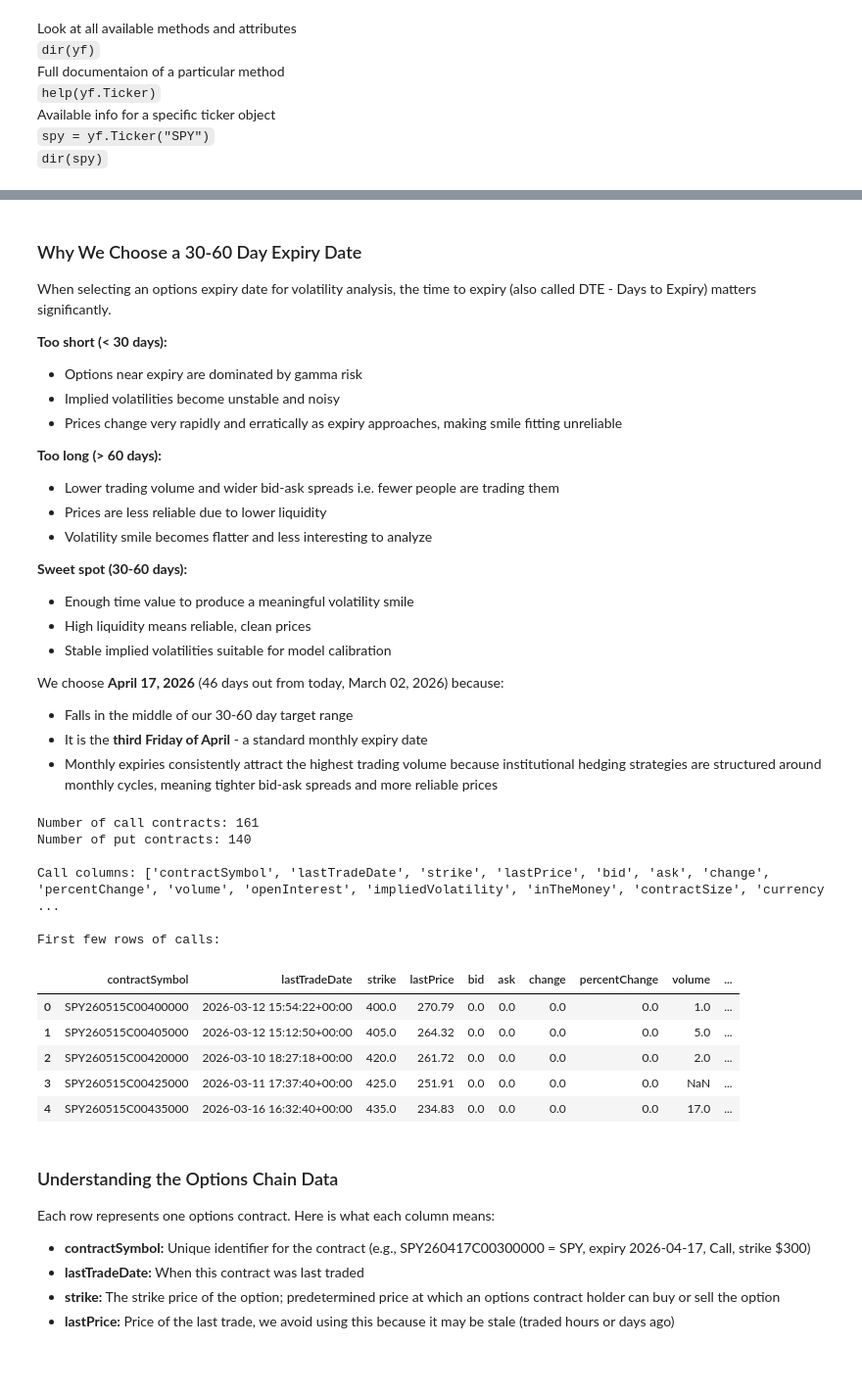
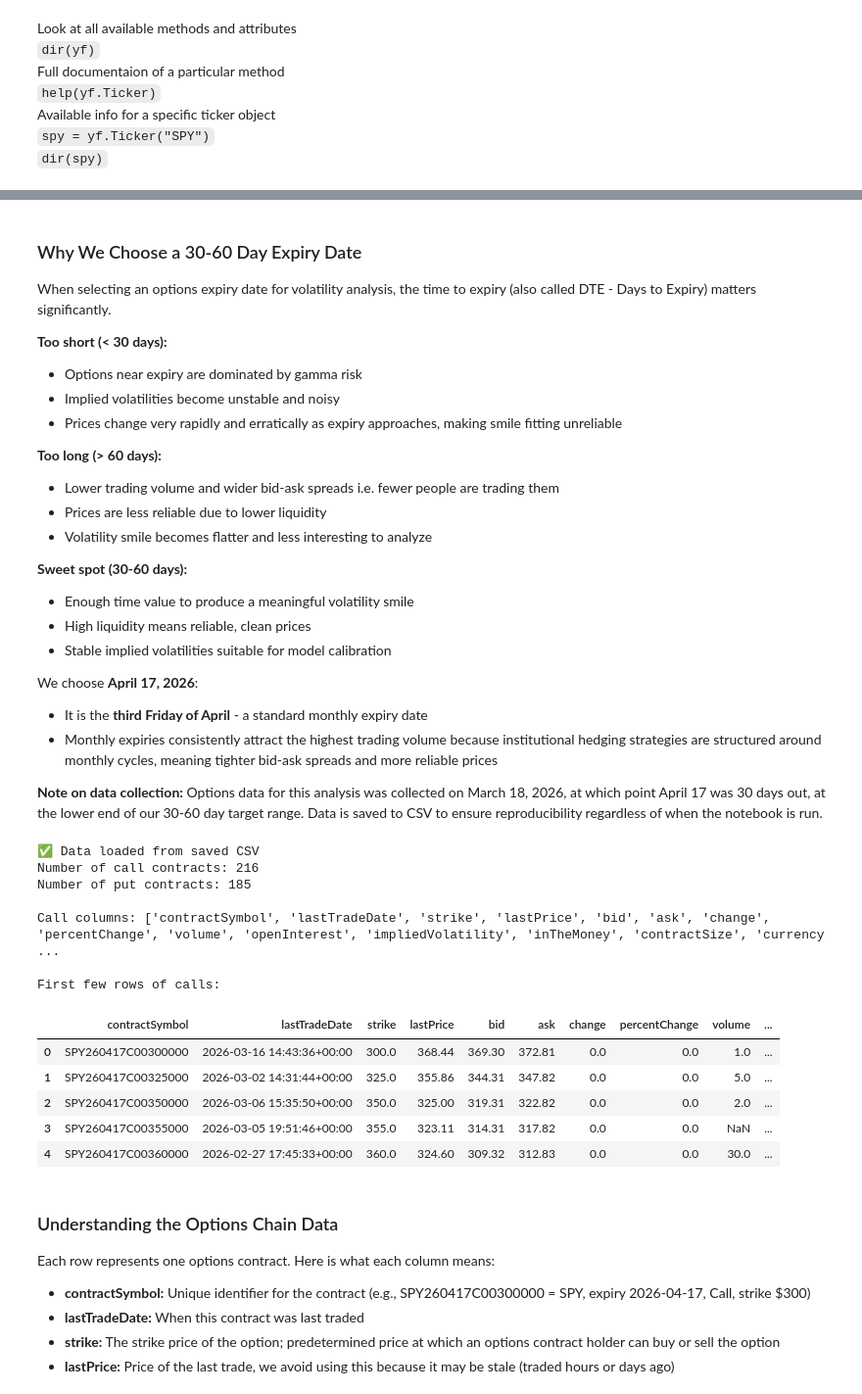
Before and after one commit to MayuriKawale/options-volatility-modeling, a Jupyter notebook: notebooks/main.ipynb, the cells around one changed output, grey strips where cells are left out. Shown at 98% size. Cells and saved outputs as stored; diff of their text form; code cells hidden in the pictures; blank space fills up the shorter version.

```diff
--- a/notebooks/main.ipynb
+++ b/notebooks/main.ipynb
@@ -138,40 +165,58 @@ time to expiry (also called DTE - Days to Expiry) matters significantly.
 - High liquidity means reliable, clean prices
 - Stable implied volatilities suitable for model calibration
 
-We choose **April 17, 2026** (46 days out from today, March 02, 2026) because:
-- Falls in the middle of our 30-60 day target range
+We choose **April 17, 2026**:
 - It is the **third Friday of April** - a standard monthly expiry date
 - Monthly expiries consistently attract the highest trading volume
   because institutional hedging strategies are structured around
   monthly cycles, meaning tighter bid-ask spreads and more
   reliable prices
+
+**Note on data collection:** Options data for this analysis was
+collected on March 18, 2026, at which point April 17 was 30 days
+out, at the lower end of our 30-60 day target range. Data is
+saved to CSV to ensure reproducibility regardless of when the
+notebook is run.
 # %%
+import os
+
 # Fetch options chain for selected expiry date
-expiry = "2026-05-15"
-opt_chain = spy.option_chain(expiry)
+expiry = "2026-04-17"
 
-# option chain returns two dataframes
-calls = opt_chain.calls
-puts = opt_chain.puts
+# Load from CSV if already saved, otherwise fetch fresh
+if os.path.exists('../data/calls_raw.csv'):
+    calls = pd.read_csv('../data/calls_raw.csv')
+    puts = pd.read_csv('../data/puts_raw.csv')
+    print("✅ Data loaded from saved CSV")
+else:
+    opt_chain = spy.option_chain(expiry)
+    calls = opt_chain.calls
+    puts = opt_chain.puts
+    # Save immediately
+    os.makedirs('../data', exist_ok=True)
+    calls.to_csv('../data/calls_raw.csv', index=False)
+    puts.to_csv('../data/puts_raw.csv', index=False)
+    print("✅ Data fetched and saved")
 
 print(f'Number of call contracts: {len(calls)}')
 print(f'Number of put contracts: {len(puts)}')
 print(f'\nCall columns: {calls.columns.tolist()}')
 print(f"\nFirst few rows of calls:")
 calls.head()
 # %% [output]
-Number of call contracts: 161
-Number of put contracts: 140
+✅ Data loaded from saved CSV
+Number of call contracts: 216
+Number of put contracts: 185
 
 Call columns: ['contractSymbol', 'lastTradeDate', 'strike', 'lastPrice', 'bid', 'ask', 'change', 'percentChange', 'volume', 'openInterest', 'impliedVolatility', 'inTheMoney', 'contractSize', 'currency ...
 
 First few rows of calls:
 |  | contractSymbol | lastTradeDate | strike | lastPrice | bid | ask | change | percentChange | volume | ... |
-| 0 | SPY260515C00400000 | 2026-03-12 15:54:22+00:00 | 400.0 | 270.79 | 0.0 | 0.0 | 0.0 | 0.0 | 1.0 | ... |
-| 1 | SPY260515C00405000 | 2026-03-12 15:12:50+00:00 | 405.0 | 264.32 | 0.0 | 0.0 | 0.0 | 0.0 | 5.0 | ... |
-| 2 | SPY260515C00420000 | 2026-03-10 18:27:18+00:00 | 420.0 | 261.72 | 0.0 | 0.0 | 0.0 | 0.0 | 2.0 | ... |
-| 3 | SPY260515C00425000 | 2026-03-11 17:37:40+00:00 | 425.0 | 251.91 | 0.0 | 0.0 | 0.0 | 0.0 | NaN | ... |
-| 4 | SPY260515C00435000 | 2026-03-16 16:32:40+00:00 | 435.0 | 234.83 | 0.0 | 0.0 | 0.0 | 0.0 | 17.0 | ... |
+| 0 | SPY260417C00300000 | 2026-03-16 14:43:36+00:00 | 300.0 | 368.44 | 369.30 | 372.81 | 0.0 | 0.0 | 1.0 | ... |
+| 1 | SPY260417C00325000 | 2026-03-02 14:31:44+00:00 | 325.0 | 355.86 | 344.31 | 347.82 | 0.0 | 0.0 | 5.0 | ... |
+| 2 | SPY260417C00350000 | 2026-03-06 15:35:50+00:00 | 350.0 | 325.00 | 319.31 | 322.82 | 0.0 | 0.0 | 2.0 | ... |
+| 3 | SPY260417C00355000 | 2026-03-05 19:51:46+00:00 | 355.0 | 323.11 | 314.31 | 317.82 | 0.0 | 0.0 | NaN | ... |
+| 4 | SPY260417C00360000 | 2026-02-27 17:45:33+00:00 | 360.0 | 324.60 | 309.32 | 312.83 | 0.0 | 0.0 | 30.0 | ... |
 # %% [markdown]
 ### Understanding the Options Chain Data
 
```
Also changed, not shown: parts of 59 cells of this notebook, 1 other file.
